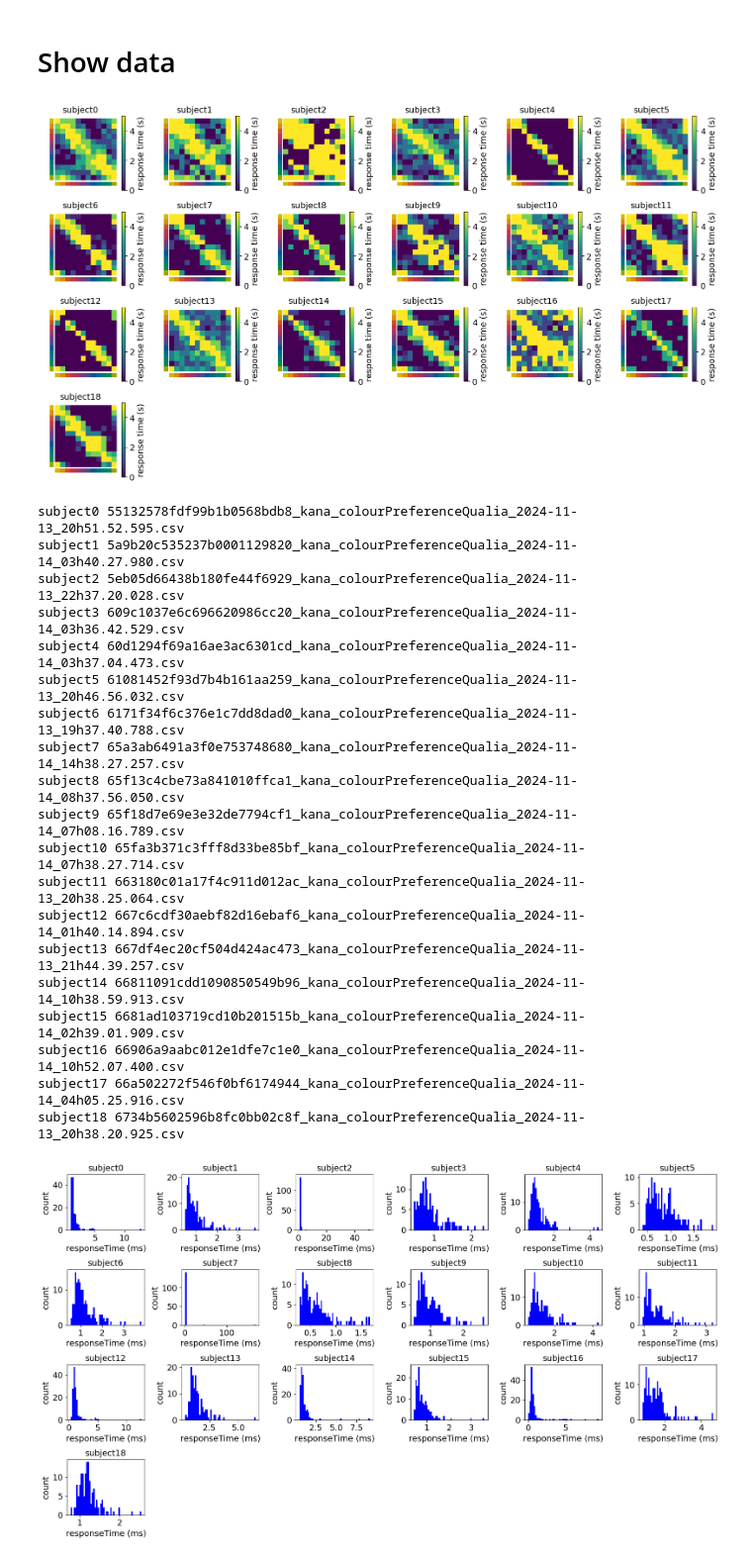
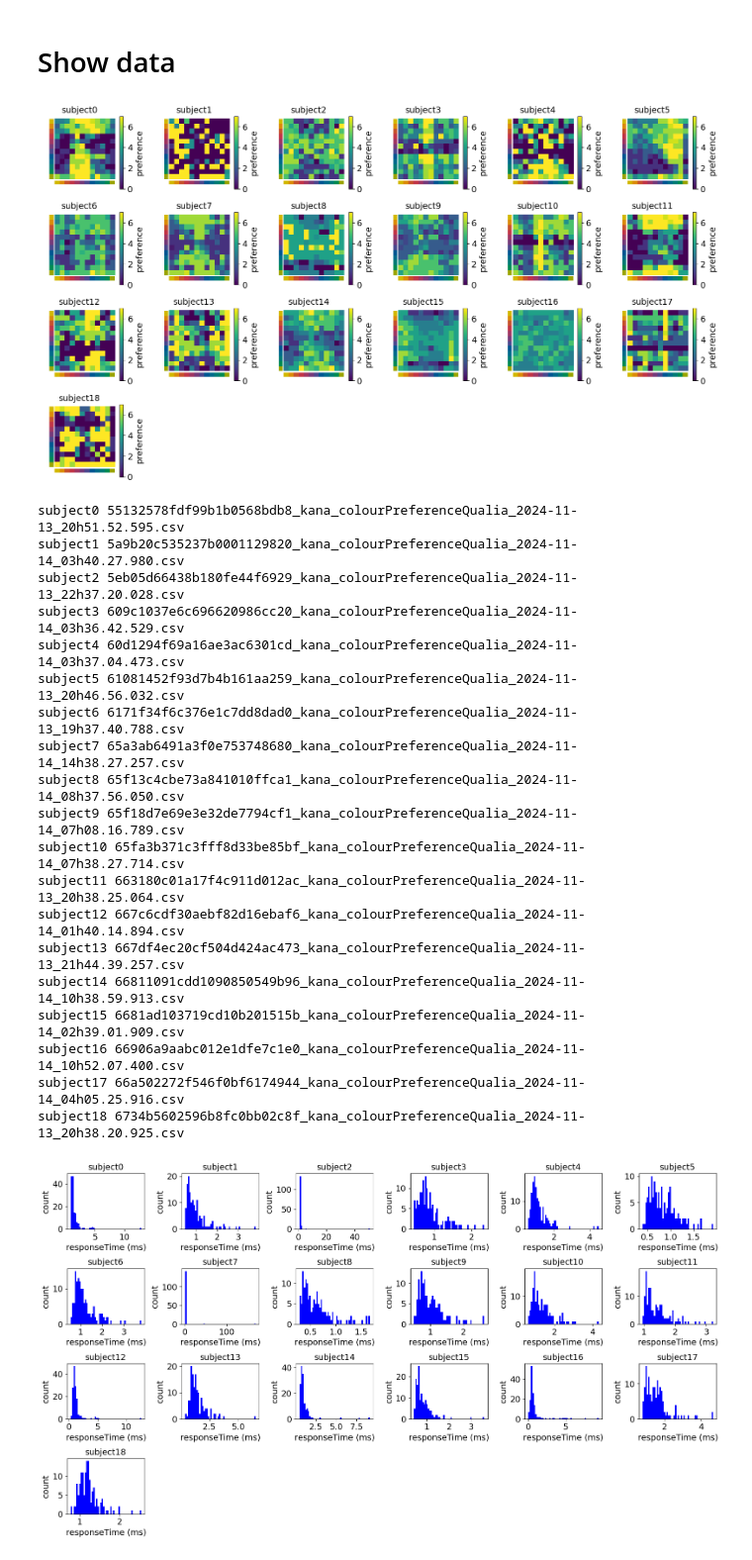
Before and after one commit to MtKana/preference_rating_GWOT, a Jupyter notebook: GWOT_2024_9_2.ipynb, the cells around one changed output. Shown at 99% size. Saved outputs shown, nothing was run; the diff lists cells and outputs as text; code cells hidden in the pictures.

```diff
--- a/GWOT_2024_9_2.ipynb
+++ b/GWOT_2024_9_2.ipynb
@@ -156,35 +201,35 @@ for r in response_types:
 # %%
 # Get data
 # Matrices, pIds, pFiles = getDataColourMatrix(data_dir, data_column, response_type)
 
-response_type = 'similarity' # 'similarity' or 'preference'
+response_type = 'preference' # 'similarity' or 'preference'
 data_column = 'response' # 'response' or 'responseTime'
 
 pMatrices = dataMatrices[response_type][data_column]
 pIds = dataParticipants[response_type][data_column]
 pFiles = dataFiles[response_type][data_column]
 
 if data_column == 'responseTime':
     cLabel = 'response time (s)'
 else:
     cLabel = response_type
 
 # Show matrices
 if data_column == 'response':
     # Range of raw response values
     colour_min = 0
     colour_max = 7
 elif data_column == 'responseTime':
     # Range of response time values (0 is min)
     colour_min = 0
     colour_max = 5
 
 utilityFunctions.show_heatmaps2(colour_min, colour_max, pMatrices, 4, 6, titles=["subject" + str(p) for p in pIds], cbar_label= cLabel, color_labels=unique_colours)
 
 for f in range(0, len(pFiles)):
     print("subject" + str(f) + ' ' + pFiles[f])
 # %% [output]
-[figure, old version]
+[figure, new version]
 subject0 55132578fdf99b1b0568bdb8_kana_colourPreferenceQualia_2024-11-13_20h51.52.595.csv
 subject1 5a9b20c535237b0001129820_kana_colourPreferenceQualia_2024-11-14_03h40.27.980.csv
 subject2 5eb05d66438b180fe44f6929_kana_colourPreferenceQualia_2024-11-13_22h37.20.028.csv
```
Also changed, not shown: parts of 4 cells of this notebook.
